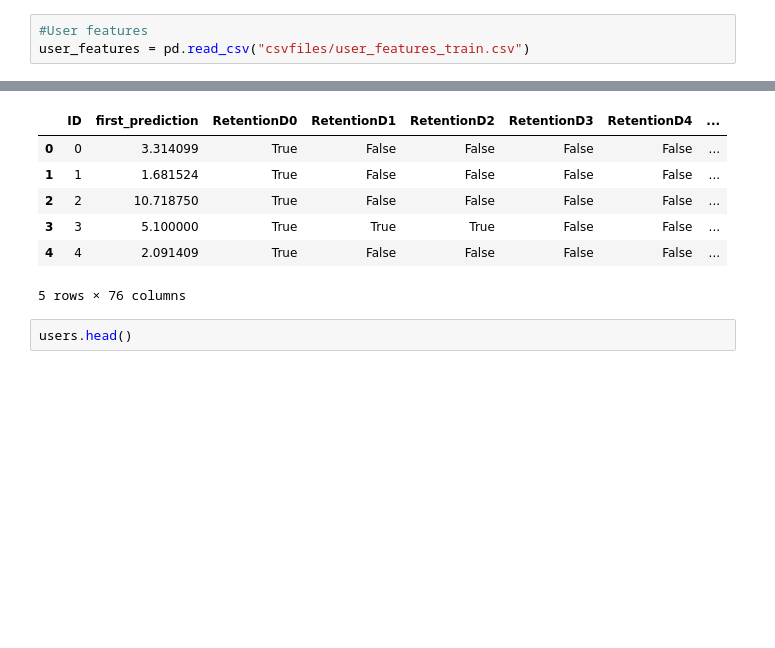
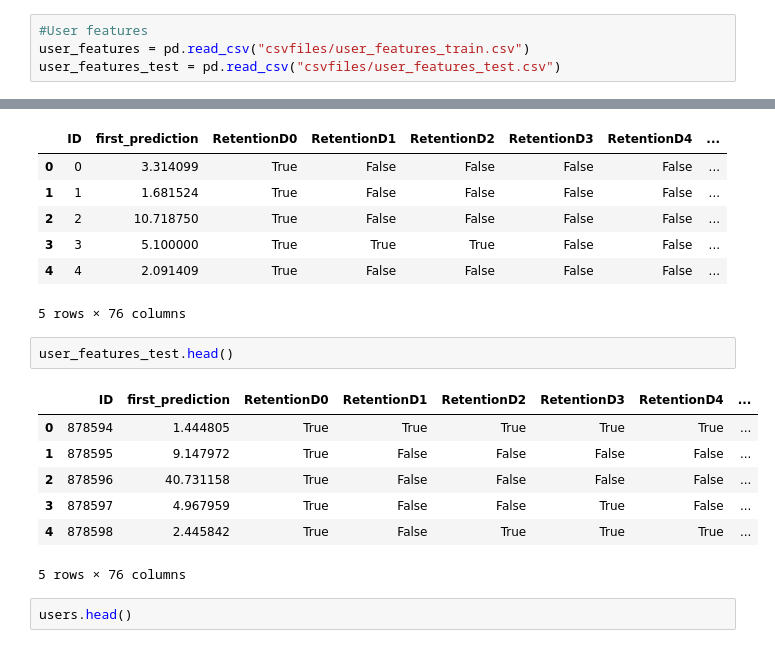
Before and after one commit to omerzzeybek9/Data-Analytics-Challange, a Jupyter notebook: DAG Kaggle/main.ipynb, the cells around one changed output, grey strips where cells are left out. Cells and saved outputs as stored; diff of their text form; blank space fills up the shorter version.

```diff
--- a/DAG Kaggle/main.ipynb
+++ b/DAG Kaggle/main.ipynb
@@ -4,6 +4,7 @@ import numpy as np
 # %%
 #User features
 user_features = pd.read_csv("csvfiles/user_features_train.csv")
+user_features_test = pd.read_csv("csvfiles/user_features_test.csv")
 # %%
 #Users meta data
 users = pd.read_csv("csvfiles/users_train.csv")
@@ -20,6 +22,16 @@ user_features.head()
 | 3 | 3 | 5.100000 | True | True | True | False | False | ... |
 | 4 | 4 | 2.091409 | True | False | False | False | False | ... |
 5 rows × 76 columns
+# %%
+user_features_test.head()
+# %% [output]
+|  | ID | first_prediction | RetentionD0 | RetentionD1 | RetentionD2 | RetentionD3 | RetentionD4 | ... |
+| 0 | 878594 | 1.444805 | True | True | True | True | True | ... |
+| 1 | 878595 | 9.147972 | True | False | False | False | False | ... |
+| 2 | 878596 | 40.731158 | True | False | False | False | False | ... |
+| 3 | 878597 | 4.967959 | True | False | False | True | False | ... |
+| 4 | 878598 | 2.445842 | True | False | True | True | True | ... |
+5 rows × 76 columns
 # %%
 users.head()
 # %% [output]
```
Also changed, not shown: parts of 42 cells of this notebook.
